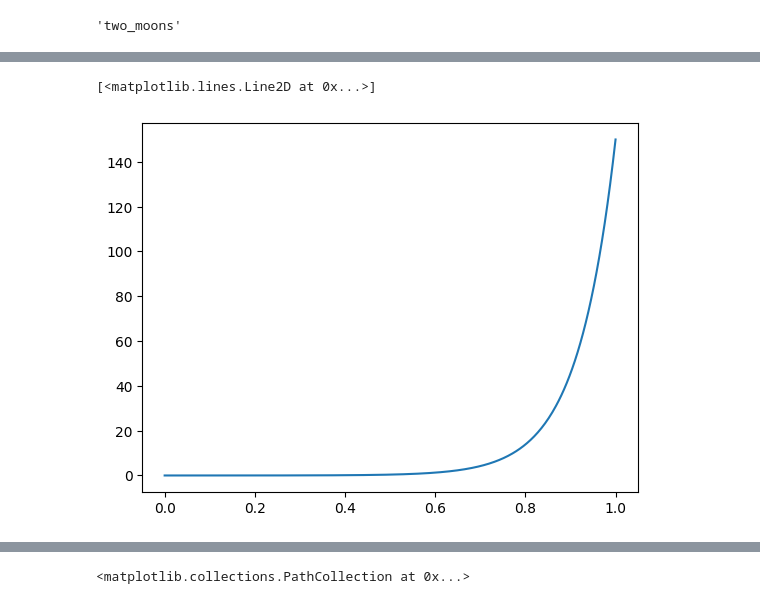
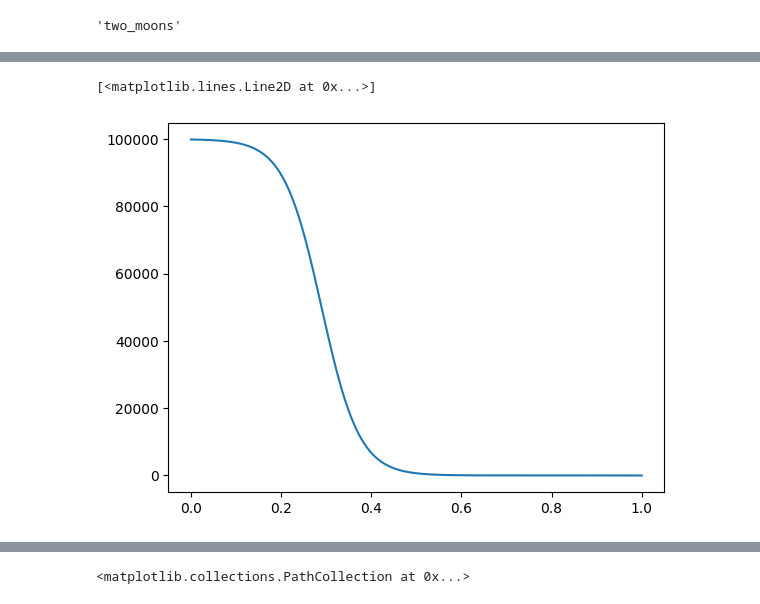
Before and after one commit to mackelab/probjax, a Jupyter notebook: scoresbibm/guidance_fn.ipynb, the cells around one changed output, grey strips where cells are left out. Cells and saved outputs as stored; diff of their text form; code cells hidden in the pictures.

```diff
--- a/scoresbibm/guidance_fn.ipynb
+++ b/scoresbibm/guidance_fn.ipynb
@@ -111,10 +117,10 @@ model = load_model("../results/benchmark/",47)
 # %%
 score_fn = model._init_score(node_id = model.node_id,condition_mask=jnp.zeros_like(condition_mask), edge_mask=None, meta_data=None)
 # %%
-plt.plot(ts,model.sde.marginal_stddev(ts, jnp.array([1.]))*10)
+plt.plot(ts,1/(model.sde.marginal_stddev(ts, jnp.array([1.]))**2 + 0.00001))
 # %% [output]
 [<matplotlib.lines.Line2D at 0x...>]
-[figure, old version]
+[figure, new version]
 # %%
 condition_mask = jnp.array([False, False, True, True])
 x_o = jnp.array([0.,0.])
```
Also changed, not shown: parts of 7 cells of this notebook, 36 other files.
